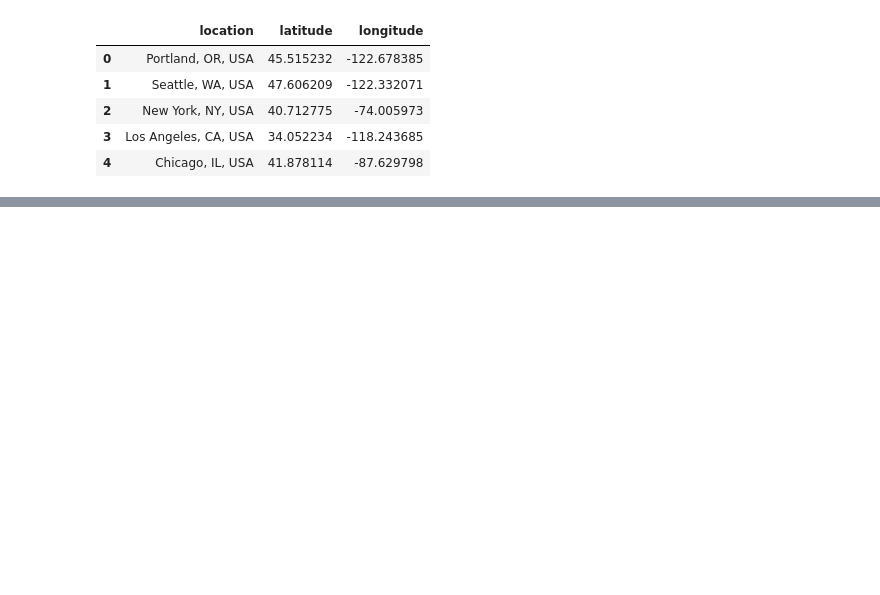
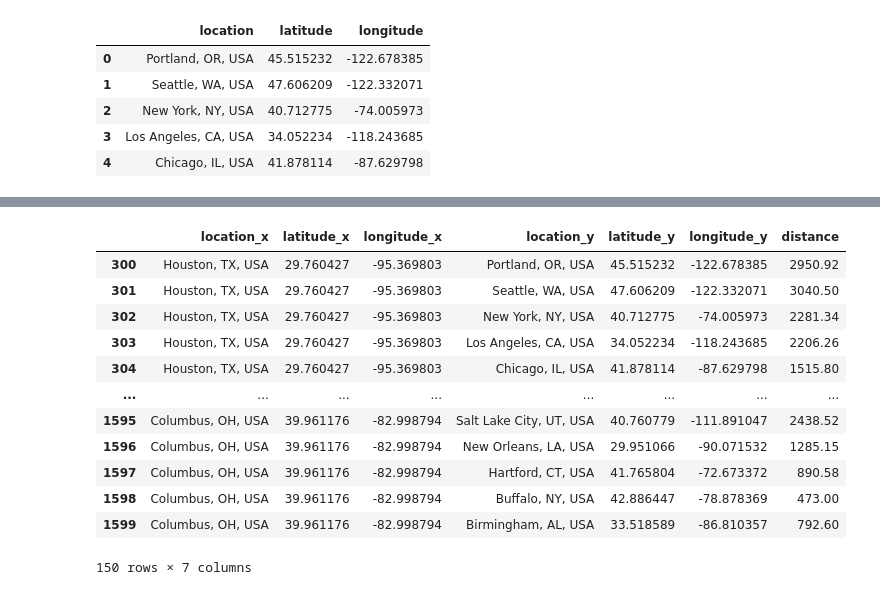
Before and after one commit to wpbSabi/sustainable_supply_chain_template, a Jupyter notebook: sustainable_supply_chain_template.ipynb, the cells around one changed output, grey strips where cells are left out. Saved outputs shown, nothing was run; the diff lists cells and outputs as text; code cells hidden in the pictures; blank space fills up the shorter version.

```diff
--- a/sustainable_supply_chain_template.ipynb
+++ b/sustainable_supply_chain_template.ipynb
@@ -280,0 +329,16 @@ map_locations(scen4.merge(lat_long_data,
+# %%
+s4
+# %% [output]
+|  | location_x | latitude_x | longitude_x | location_y | latitude_y | longitude_y | distance |
+| 300 | Houston, TX, USA | 29.760427 | -95.369803 | Portland, OR, USA | 45.515232 | -122.678385 | 2950.92 |
+| 301 | Houston, TX, USA | 29.760427 | -95.369803 | Seattle, WA, USA | 47.606209 | -122.332071 | 3040.50 |
+| 302 | Houston, TX, USA | 29.760427 | -95.369803 | New York, NY, USA | 40.712775 | -74.005973 | 2281.34 |
+| 303 | Houston, TX, USA | 29.760427 | -95.369803 | Los Angeles, CA, USA | 34.052234 | -118.243685 | 2206.26 |
+| 304 | Houston, TX, USA | 29.760427 | -95.369803 | Chicago, IL, USA | 41.878114 | -87.629798 | 1515.80 |
+| ... | ... | ... | ... | ... | ... | ... | ... |
+| 1595 | Columbus, OH, USA | 39.961176 | -82.998794 | Salt Lake City, UT, USA | 40.760779 | -111.891047 | 2438.52 |
+| 1596 | Columbus, OH, USA | 39.961176 | -82.998794 | New Orleans, LA, USA | 29.951066 | -90.071532 | 1285.15 |
+| 1597 | Columbus, OH, USA | 39.961176 | -82.998794 | Hartford, CT, USA | 41.765804 | -72.673372 | 890.58 |
+| 1598 | Columbus, OH, USA | 39.961176 | -82.998794 | Buffalo, NY, USA | 42.886447 | -78.878369 | 473.00 |
+| 1599 | Columbus, OH, USA | 39.961176 | -82.998794 | Birmingham, AL, USA | 33.518589 | -86.810357 | 792.60 |
+150 rows × 7 columns
```
Also changed, not shown: parts of 7 cells of this notebook.
